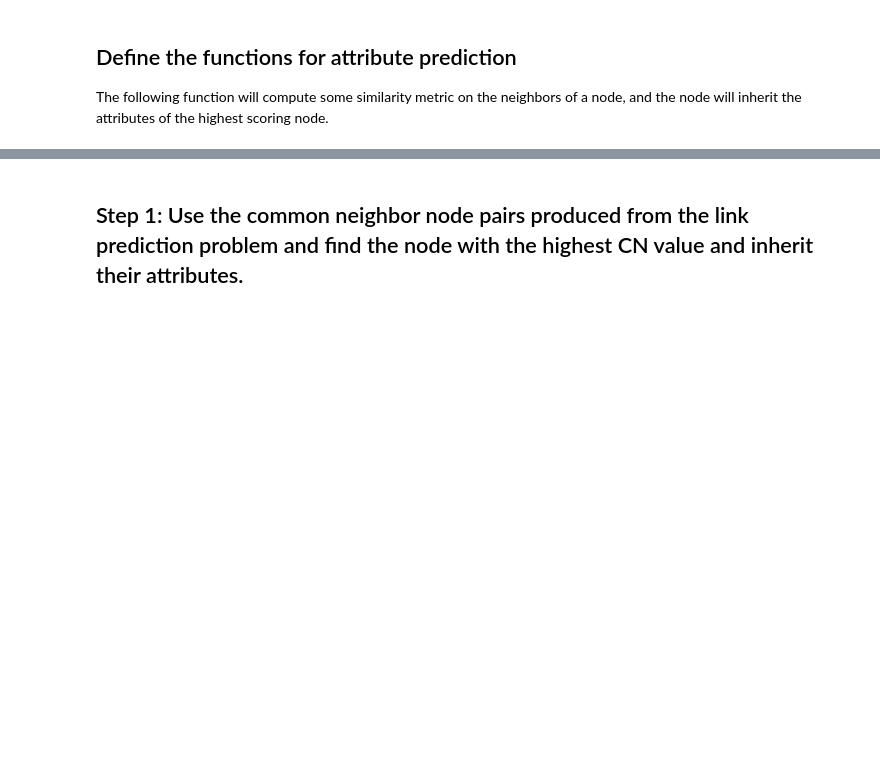
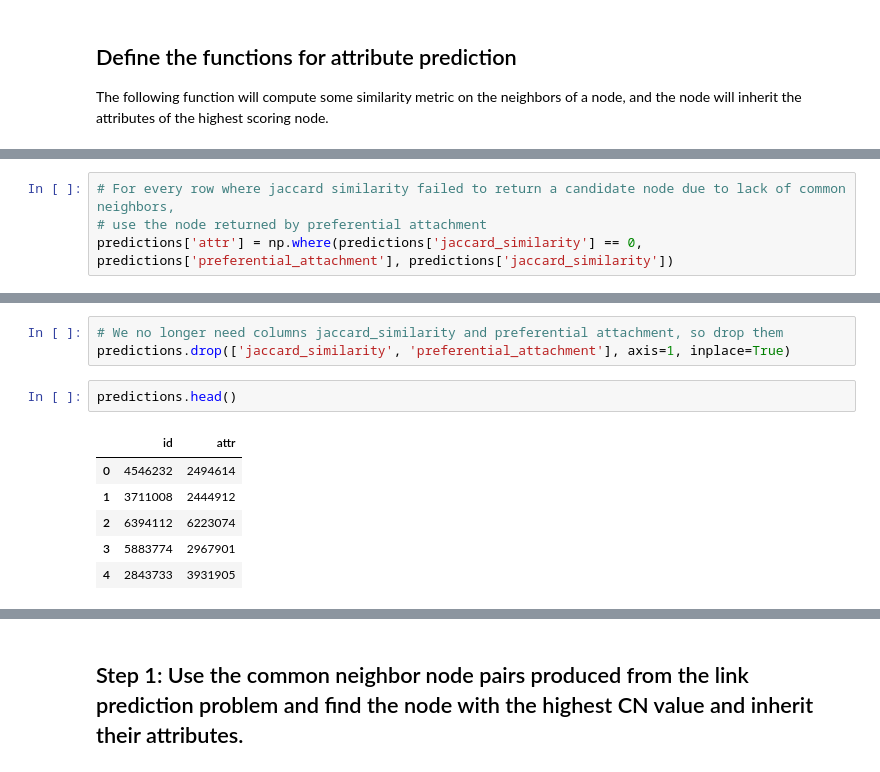
Before and after one commit to sakoki/Networks-Prediction, a Jupyter notebook: Attribute_Prediction.ipynb, the cells around one changed output, grey strips where cells are left out. Saved outputs shown, nothing was run; the diff lists cells and outputs as text; blank space fills up the shorter version.

```diff
--- a/Attribute_Prediction.ipynb
+++ b/Attribute_Prediction.ipynb
@@ -478,0 +334,4 @@ for i in train_df['id']:
+# %%
+# For every row where jaccard similarity failed to return a candidate node due to lack of common neighbors,
+# use the node returned by preferential attachment
+predictions['attr'] = np.where(predictions['jaccard_similarity'] == 0, predictions['preferential_attachment'], predictions['jaccard_similarity'])
@@ -478,0 +342,12 @@ for i in train_df['id']:
+# %%
+# We no longer need columns jaccard_similarity and preferential attachment, so drop them
+predictions.drop(['jaccard_similarity', 'preferential_attachment'], axis=1, inplace=True)
+# %%
+predictions.head()
+# %% [output]
+|  | id | attr |
+| 0 | 4546232 | 2494614 |
+| 1 | 3711008 | 2444912 |
+| 2 | 6394112 | 6223074 |
+| 3 | 5883774 | 2967901 |
+| 4 | 2843733 | 3931905 |
```
Also changed, not shown: parts of 34 cells of this notebook.
